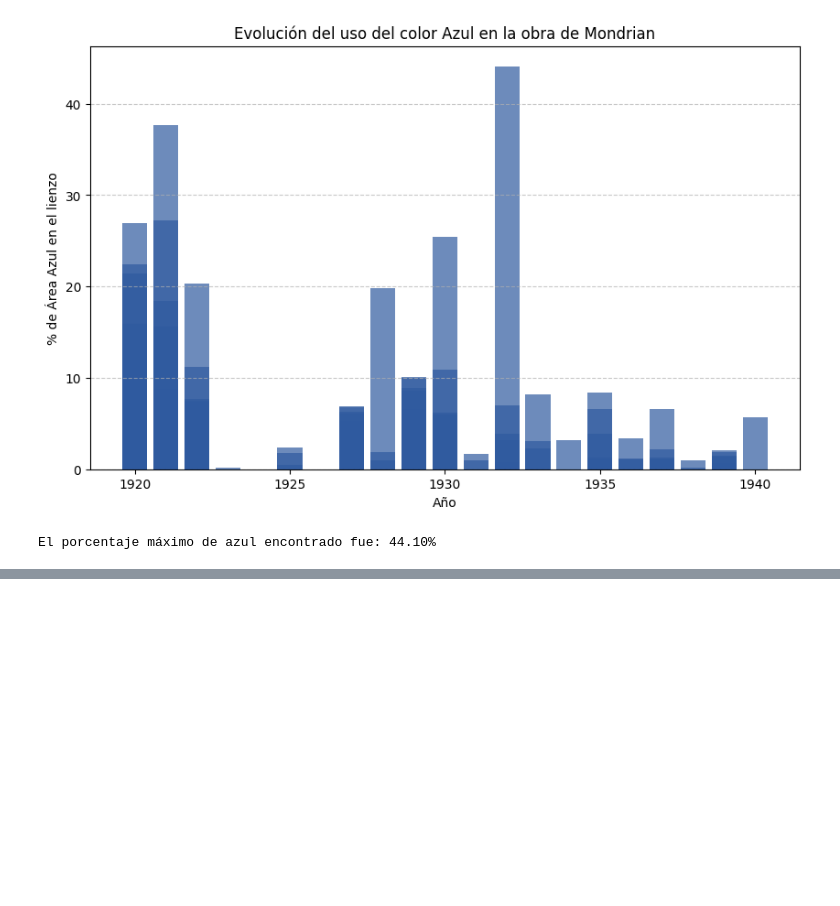
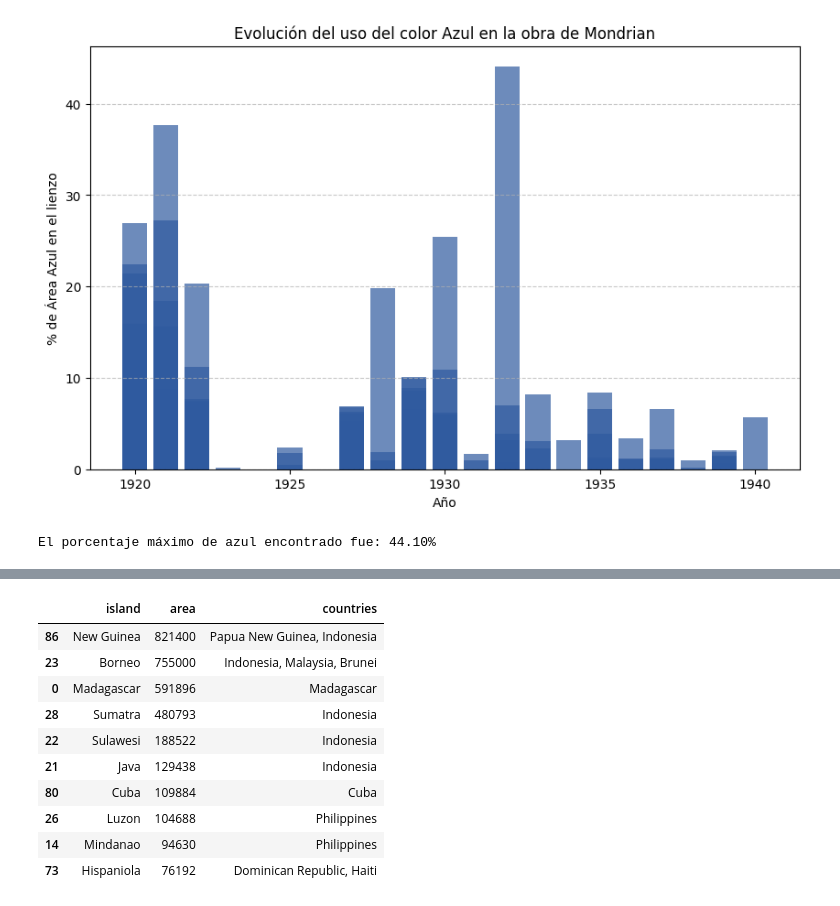
Before and after one commit to Jpablo179804/MineriaDatos, a Jupyter notebook: MineriaDatos.ipynb, the cells around one changed output, grey strips where cells are left out. Cells and saved outputs as stored; diff of their text form; code cells hidden in the pictures; blank space fills up the shorter version.

```diff
--- a/MineriaDatos.ipynb
+++ b/MineriaDatos.ipynb
@@ -3056,0 +3103,15 @@ El porcentaje máximo de azul encontrado fue: 44.10%
+# %%
+top_10_tropics = df[df['climate'] == 'tropics'].nlargest(10, 'area')
+top_10_tropics[['island', 'area', 'countries']]
+# %% [output]
+|  | island | area | countries |
+| 86 | New Guinea | 821400 | Papua New Guinea, Indonesia |
+| 23 | Borneo | 755000 | Indonesia, Malaysia, Brunei |
+| 0 | Madagascar | 591896 | Madagascar |
+| 28 | Sumatra | 480793 | Indonesia |
+| 22 | Sulawesi | 188522 | Indonesia |
+| 21 | Java | 129438 | Indonesia |
+| 80 | Cuba | 109884 | Cuba |
+| 26 | Luzon | 104688 | Philippines |
+| 14 | Mindanao | 94630 | Philippines |
+| 73 | Hispaniola | 76192 | Dominican Republic, Haiti |
```
Also changed, not shown: parts of 8 cells of this notebook.
